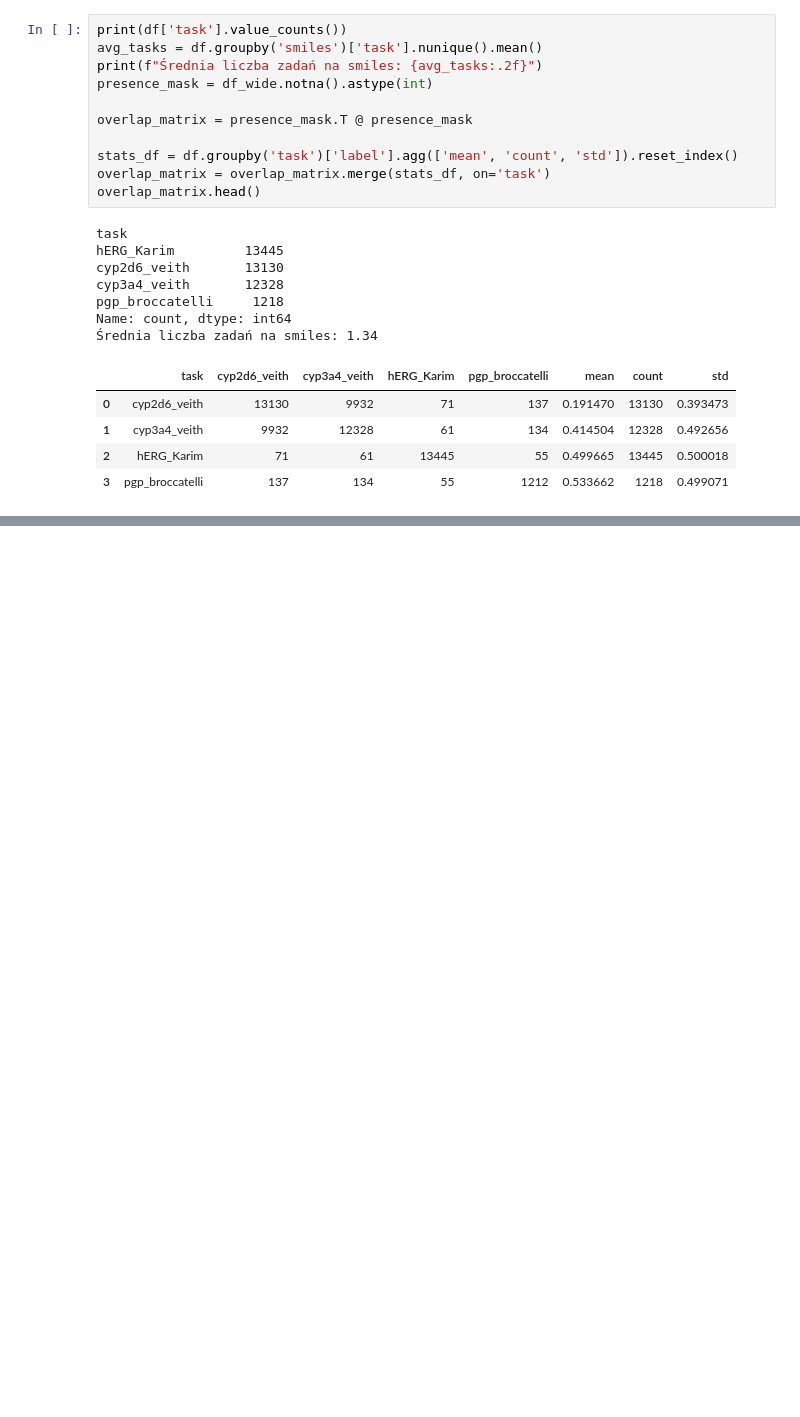
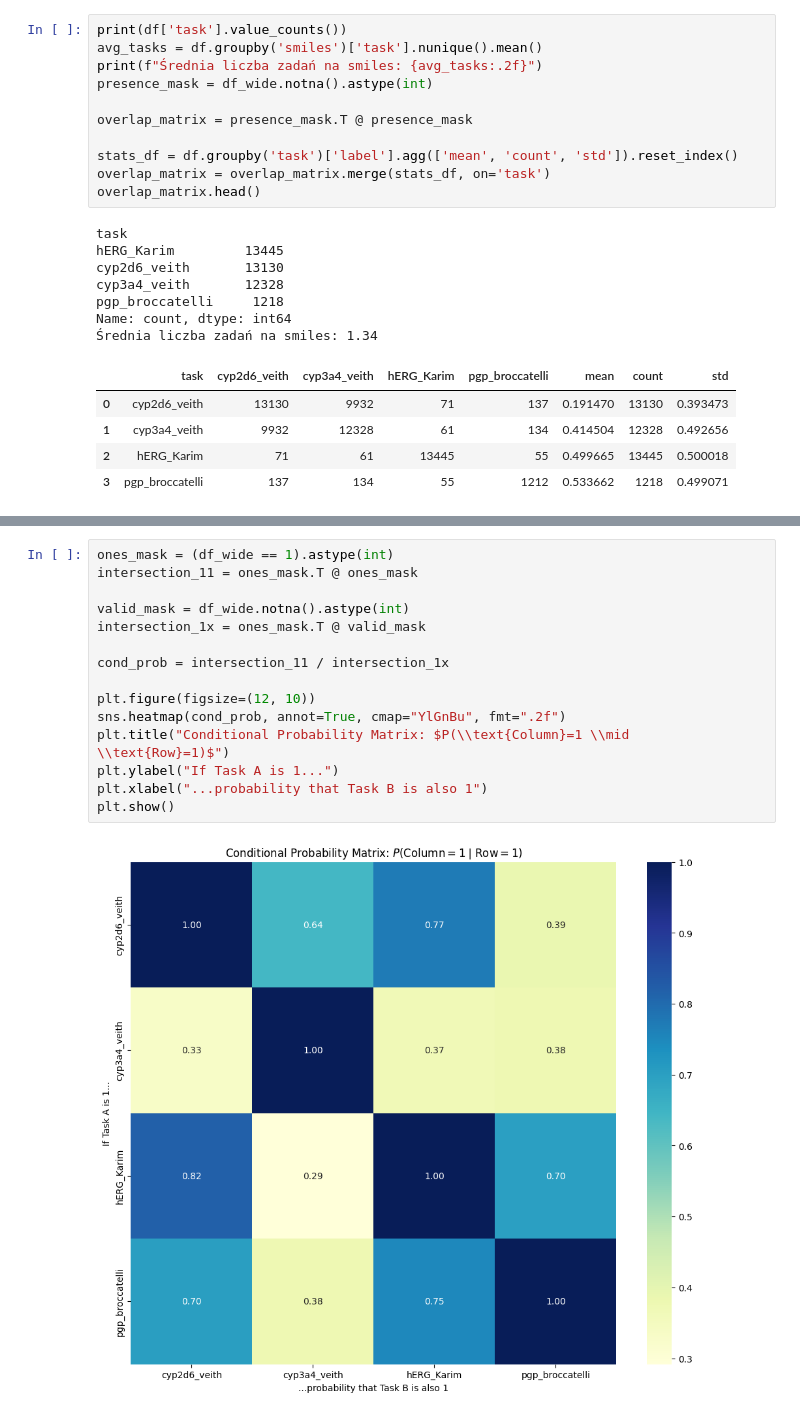
Before and after one commit to FBI223/ADMET_MULTI_TASK_LEARNING, a Jupyter notebook: TODO/zadanie1/michal/zad5.ipynb, the cells around one changed output, grey strips where cells are left out. Saved outputs shown, nothing was run; the diff lists cells and outputs as text; blank space fills up the shorter version.

```diff
--- a/TODO/zadanie1/michal/zad5.ipynb
+++ b/TODO/zadanie1/michal/zad5.ipynb
@@ -44,0 +57,17 @@ Name: count, dtype: int64
+# %%
+ones_mask = (df_wide == 1).astype(int)
+intersection_11 = ones_mask.T @ ones_mask
+
+valid_mask = df_wide.notna().astype(int)
+intersection_1x = ones_mask.T @ valid_mask
+
+cond_prob = intersection_11 / intersection_1x
+
+plt.figure(figsize=(12, 10))
+sns.heatmap(cond_prob, annot=True, cmap="YlGnBu", fmt=".2f")
+plt.title("Conditional Probability Matrix: $P(\\text{Column}=1 \\mid \\text{Row}=1)$")
+plt.ylabel("If Task A is 1...")
+plt.xlabel("...probability that Task B is also 1")
+plt.show()
+# %% [output]
+[figure, added]
```
Also changed, not shown: parts of 5 cells of this notebook, 2 other files.
